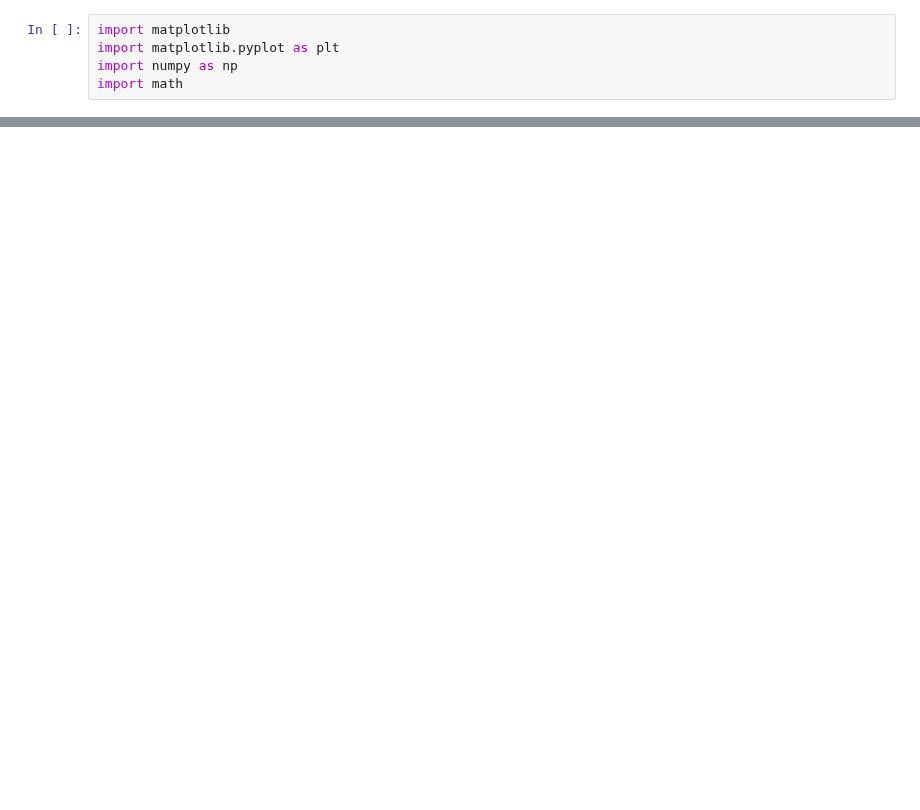
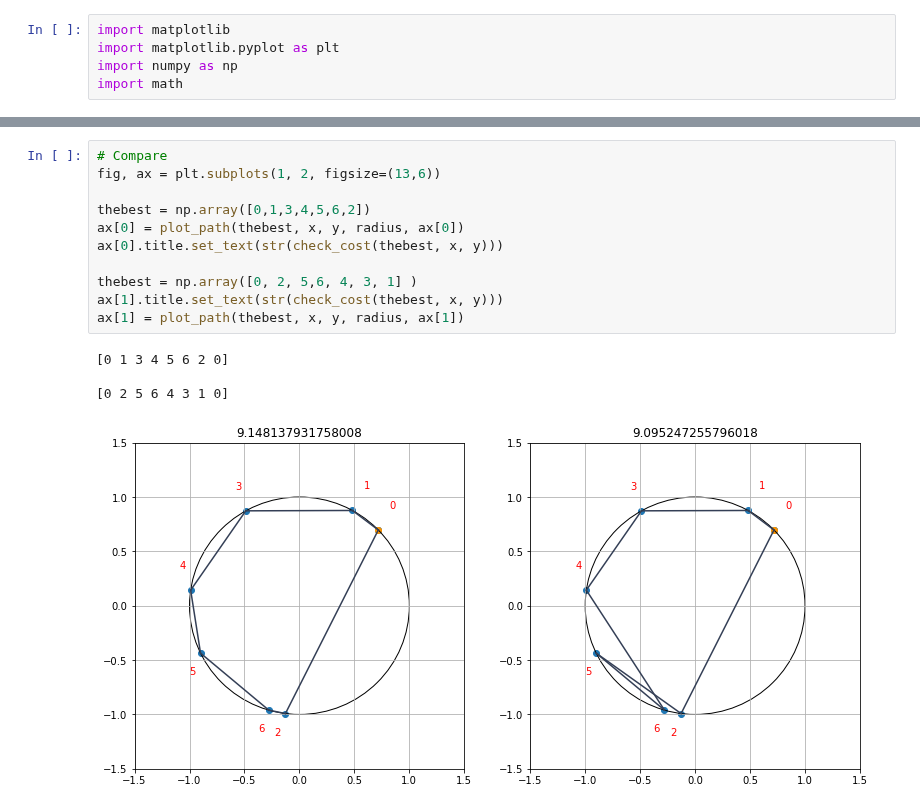
Before and after one commit to edoardodraetta/lsn_esercizi, a Jupyter notebook: esercizio_9/Esercizio_9.ipynb, the cells around one changed output, grey strips where cells are left out. Saved outputs shown, nothing was run; the diff lists cells and outputs as text; blank space fills up the shorter version.

```diff
--- a/esercizio_9/Esercizio_9.ipynb
+++ b/esercizio_9/Esercizio_9.ipynb
@@ -92,0 +128,16 @@ check_tsp(paths, best, worst, x, y)
+# %%
+# Compare
+fig, ax = plt.subplots(1, 2, figsize=(13,6))
+
+thebest = np.array([0,1,3,4,5,6,2])
+ax[0] = plot_path(thebest, x, y, radius, ax[0])
+ax[0].title.set_text(str(check_cost(thebest, x, y)))
+
+thebest = np.array([0, 2, 5,6, 4, 3, 1] )
+ax[1].title.set_text(str(check_cost(thebest, x, y)))
+ax[1] = plot_path(thebest, x, y, radius, ax[1])
+# %% [output]
+[0 1 3 4 5 6 2 0]
+
+[0 2 5 6 4 3 1 0]
+[figure, added]
```
Also changed, not shown: parts of 6 cells of this notebook, 9 other files.
